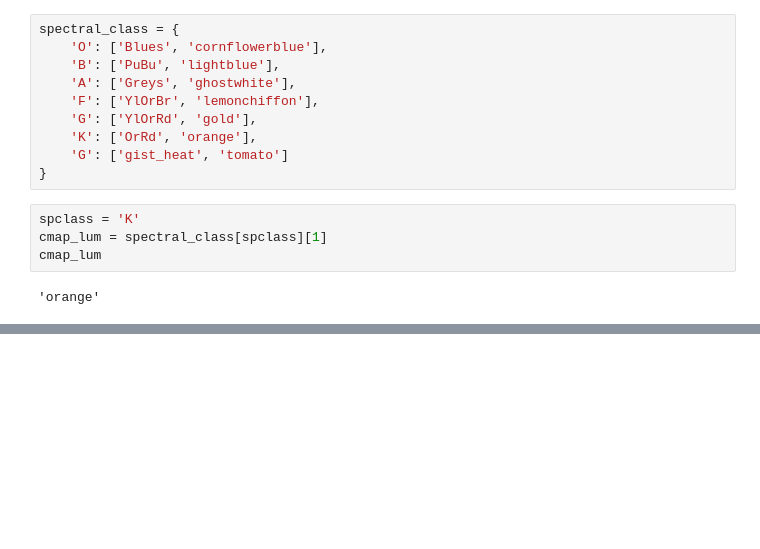
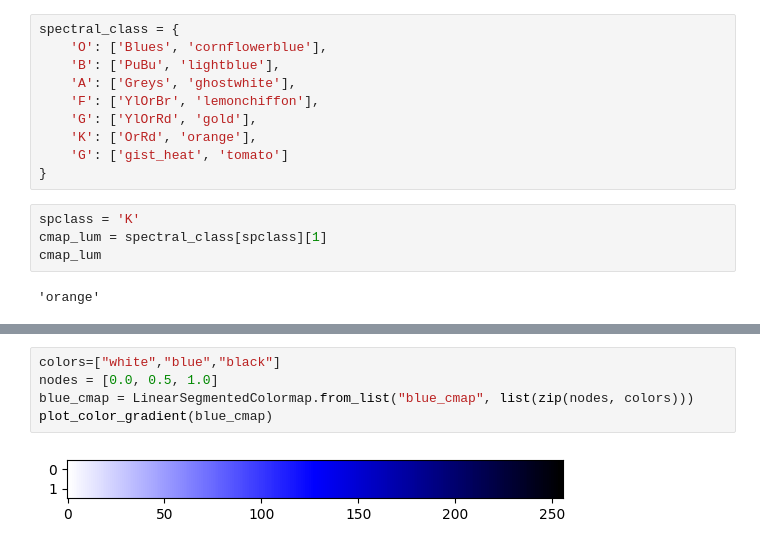
Before and after one commit to emadonev/hackathon2023, a Jupyter notebook: habitable_expoplanets.ipynb, the cells around one changed output, grey strips where cells are left out. Drawn from its saved outputs; the diff is of its cells as text; blank space fills up the shorter version.

```diff
--- a/habitable_expoplanets.ipynb
+++ b/habitable_expoplanets.ipynb
@@ -69,0 +84,7 @@ cmap_lum
+# %%
+colors=["white","blue","black"]
+nodes = [0.0, 0.5, 1.0]
+blue_cmap = LinearSegmentedColormap.from_list("blue_cmap", list(zip(nodes, colors)))
+plot_color_gradient(blue_cmap)
+# %% [output]
+[figure, added]
```
Also changed, not shown: parts of 8 cells of this notebook, 3 other files.
